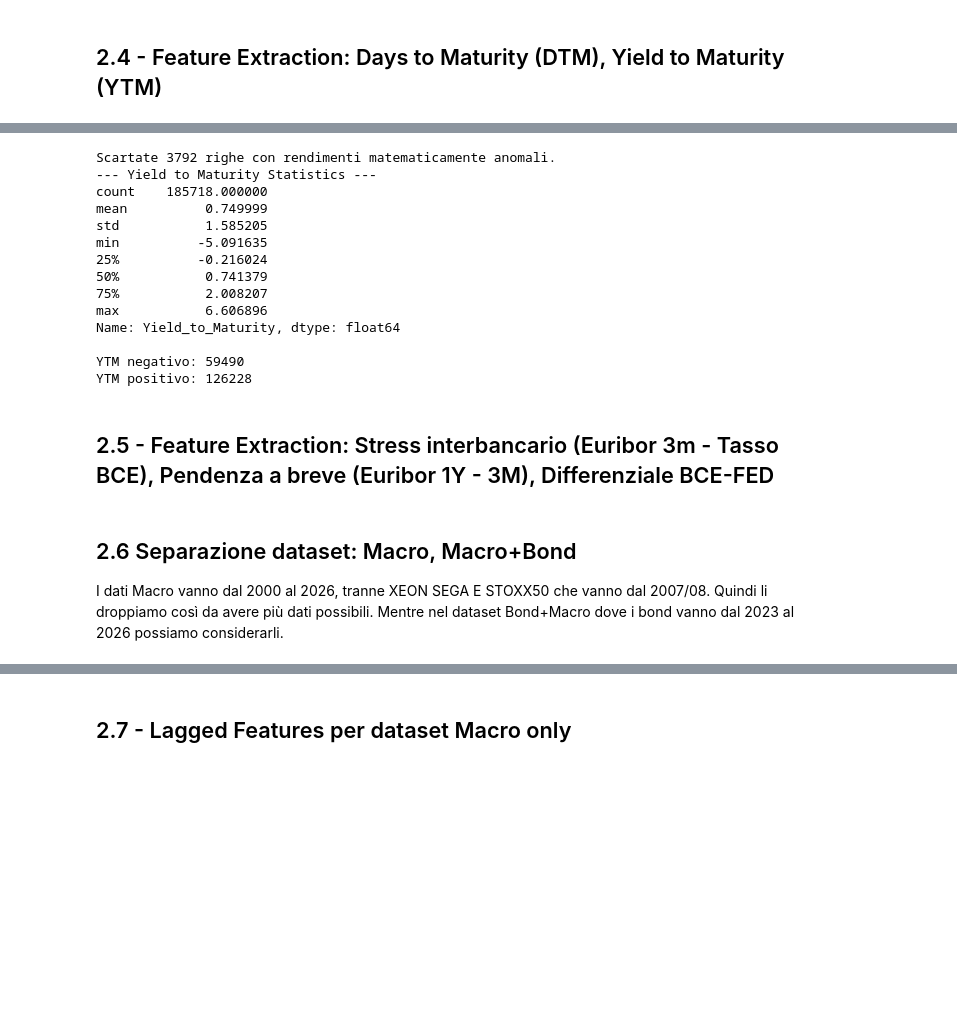
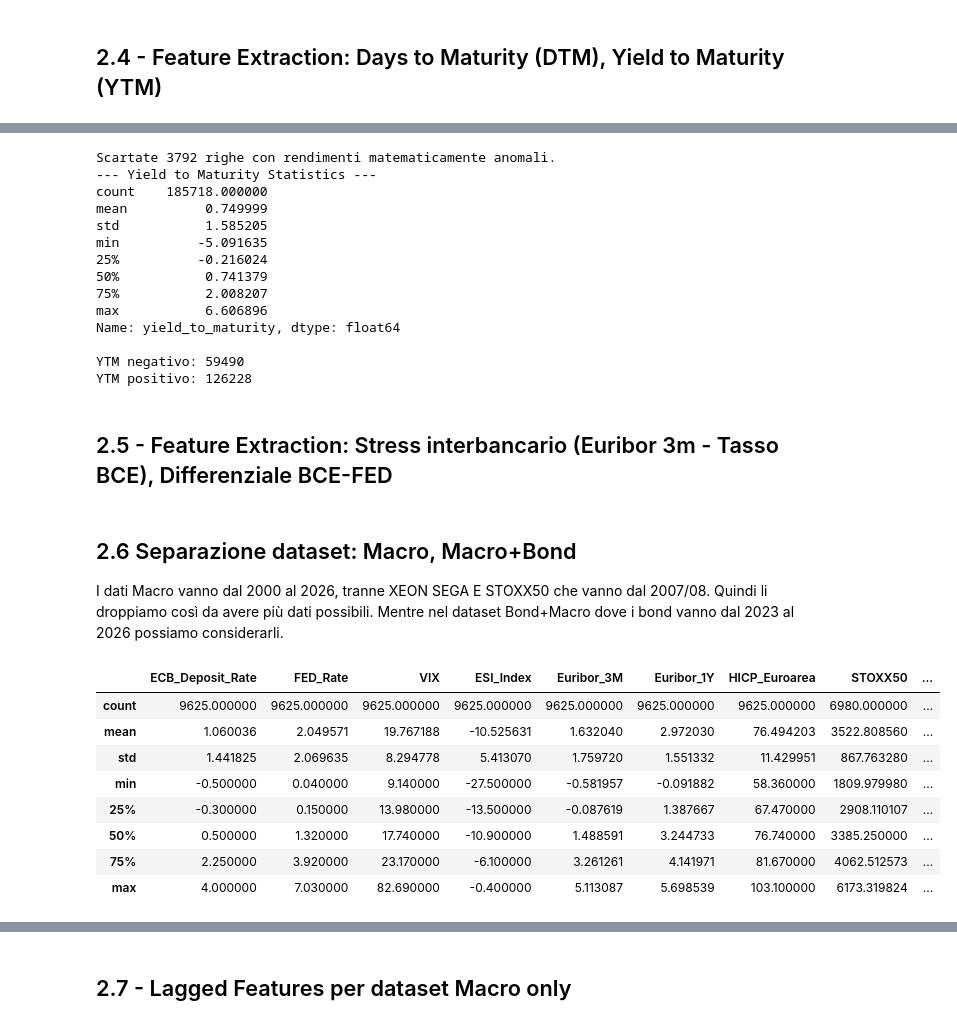
Before and after one commit to whowasfra/bond_screener, a Jupyter notebook: 02_Preprocessing_Feature_Engineering.ipynb, the cells around one changed output, grey strips where cells are left out. Cells and saved outputs as stored; diff of their text form; code cells hidden in the pictures; blank space fills up the shorter version.

```diff
--- a/02_Preprocessing_Feature_Engineering.ipynb
+++ b/02_Preprocessing_Feature_Engineering.ipynb
@@ -222,17 +215,17 @@ def calculate_ytm(row):
         ytm_approximated = numerator / denominator
         return ytm_approximated * 100  # Converti in percentuale
 
-df_ml['Yield_to_Maturity'] = df_ml.apply(calculate_ytm, axis=1)
+df_ml['yield_to_maturity'] = df_ml.apply(calculate_ytm, axis=1)
 
 # Filtra YTM negativi anomali o troppo alti (< -10% o > 50%)
 n_before = df_ml.shape[0]
-df_ml = df_ml[(df_ml['Yield_to_Maturity'] > -10) & (df_ml['Yield_to_Maturity'] < 50)].copy()
+df_ml = df_ml[(df_ml['yield_to_maturity'] > -10) & (df_ml['yield_to_maturity'] < 50)].copy()
 print(f"Scartate {n_before - df_ml.shape[0]} righe con rendimenti matematicamente anomali.")
 
 print("--- Yield to Maturity Statistics ---")
-print(df_ml['Yield_to_Maturity'].describe())
-print(f"\nYTM negativo: {(df_ml['Yield_to_Maturity'] < 0).sum()}")
-print(f"YTM positivo: {(df_ml['Yield_to_Maturity'] >= 0).sum()}")
+print(df_ml['yield_to_maturity'].describe())
+print(f"\nYTM negativo: {(df_ml['yield_to_maturity'] < 0).sum()}")
+print(f"YTM positivo: {(df_ml['yield_to_maturity'] >= 0).sum()}")
 # %% [output]
 Scartate 3792 righe con rendimenti matematicamente anomali.
 --- Yield to Maturity Statistics ---
@@ -244,12 +237,12 @@ min          -5.091635
 50%           0.741379
 75%           2.008207
 max           6.606896
-Name: Yield_to_Maturity, dtype: float64
+Name: yield_to_maturity, dtype: float64
 
 YTM negativo: 59490
 YTM positivo: 126228
 # %% [markdown]
-## 2.5 - Feature Extraction: Stress interbancario (Euribor 3m - Tasso BCE), Pendenza a breve (Euribor 1Y - 3M), Differenziale BCE-FED
+## 2.5 - Feature Extraction: Stress interbancario (Euribor 3m - Tasso BCE), Differenziale BCE-FED
 # %%
 # 1. Stress Interbancario (Euribor 3M - Tasso BCE)
 df_macro['interbank_stress_spread'] = df_macro['Euribor_3M'] - df_macro['ECB_Deposit_Rate']
@@ -264,6 +254,18 @@ df_macro['bce_fed_spread'] = df_macro['ECB_Deposit_Rate'] - df_macro['FED_Rate']
 
 I dati Macro vanno dal 2000 al 2026, tranne XEON SEGA E STOXX50 che vanno dal 2007/08. Quindi li droppiamo così da avere più dati possibili.
 Mentre nel dataset Bond+Macro dove i bond vanno dal 2023 al 2026 possiamo considerarli.
+# %%
+df_macro.describe()
+# %% [output]
+|  | ECB_Deposit_Rate | FED_Rate | VIX | ESI_Index | Euribor_3M | Euribor_1Y | HICP_Euroarea | STOXX50 | ... |
+| count | 9625.000000 | 9625.000000 | 9625.000000 | 9625.000000 | 9625.000000 | 9625.000000 | 9625.000000 | 6980.000000 | ... |
+| mean | 1.060036 | 2.049571 | 19.767188 | -10.525631 | 1.632040 | 2.972030 | 76.494203 | 3522.808560 | ... |
+| std | 1.441825 | 2.069635 | 8.294778 | 5.413070 | 1.759720 | 1.551332 | 11.429951 | 867.763280 | ... |
+| min | -0.500000 | 0.040000 | 9.140000 | -27.500000 | -0.581957 | -0.091882 | 58.360000 | 1809.979980 | ... |
+| 25% | -0.300000 | 0.150000 | 13.980000 | -13.500000 | -0.087619 | 1.387667 | 67.470000 | 2908.110107 | ... |
+| 50% | 0.500000 | 1.320000 | 17.740000 | -10.900000 | 1.488591 | 3.244733 | 76.740000 | 3385.250000 | ... |
+| 75% | 2.250000 | 3.920000 | 23.170000 | -6.100000 | 3.261261 | 4.141971 | 81.670000 | 4062.512573 | ... |
+| max | 4.000000 | 7.030000 | 82.690000 | -0.400000 | 5.113087 | 5.698539 | 103.100000 | 6173.319824 | ... |
 # %%
 # MACRO ONLY
 df_macro_long = df_macro.drop(columns=['XEON','SEGA','STOXX50'])
```
Also changed, not shown: parts of 14 cells of this notebook.
